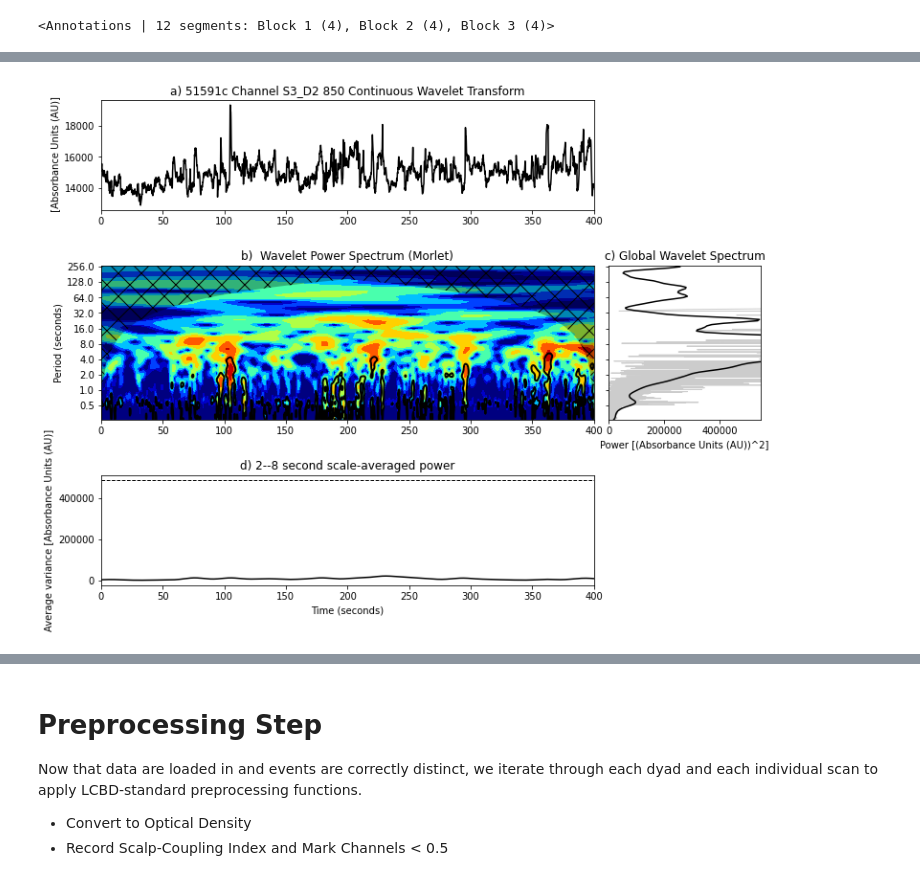
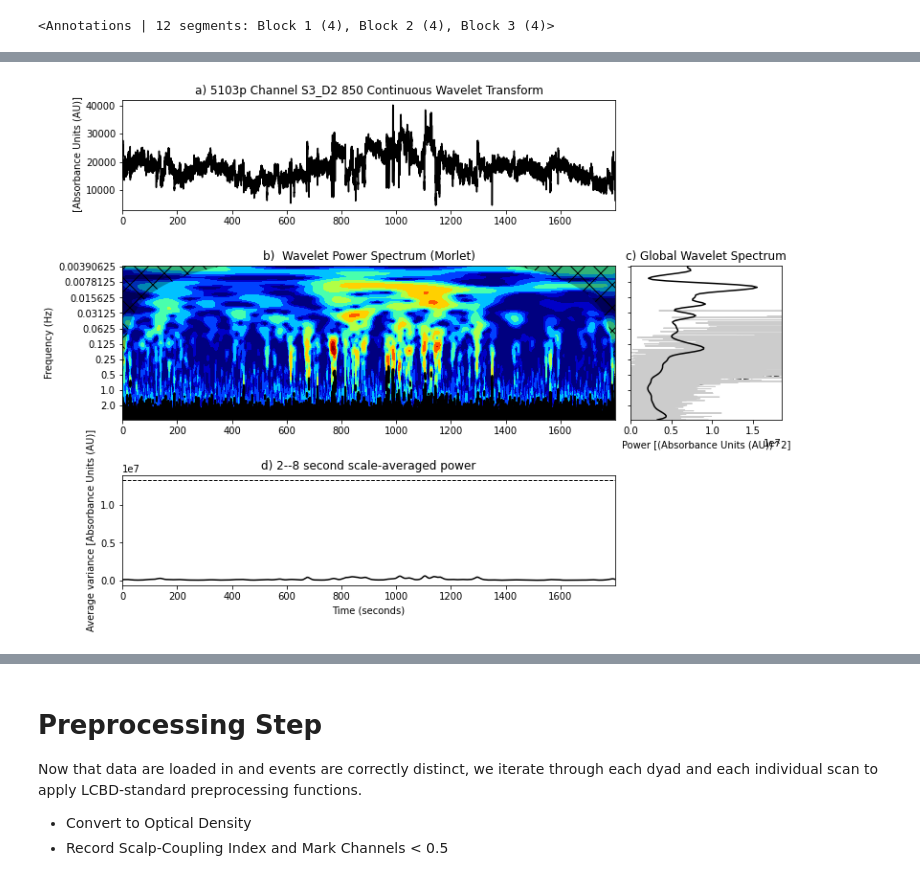
Before and after one commit to ChildBrainLab/LCBDtools, a Jupyter notebook: scripts/NIRS/notebooks/fnirs-synchrony-eDOC.ipynb, the cells around one changed output, grey strips where cells are left out. Drawn from its saved outputs; the diff is of its cells as text; code cells hidden in the pictures.

```diff
--- a/scripts/NIRS/notebooks/fnirs-synchrony-eDOC.ipynb
+++ b/scripts/NIRS/notebooks/fnirs-synchrony-eDOC.ipynb
@@ -58,7 +50,6 @@ ROIs = {
     'Right Temporal': ['S7_D3 hbo', 'S7_D4 hbo', 'S8_D4 hbo']}
 # %%
 # make a list of all matching session paths
-session_dirs = [d for d in glob(study_dir+"/*/V0/*") \
-    if os.path.basename(os.path.split(os.path.split(d)[1])[1]) not in ex_subs]
+session_dirs = [d for d in glob(study_dir+"/*/*_fNIRS")]
 
 subjects = list(set([os.path.basename(d)[:participant_num_len] for d in session_dirs]))
@@ -67,14 +80,19 @@ subjects = list(set([os.path.basename(d)[:participant_num_len] for d in session_
 # %%
+# make a list where all of the scans will get loaded into
 scans = []
 
+# loop over all the session directories (dyads / DB-DOS folders)
 for dyad_dir in list(set([os.path.split(ses)[0] for ses in session_dirs])):
     try:
-        sub = os.path.basename(os.path.dirname(dyad_dir))
+
+        # get subject and visit from this path
+        sub = os.path.basename(dyad_dir)[:participant_num_len]
         visit = os.path.basename(dyad_dir)
 
         # determining whether sub is Child or Parent can be done by reading the config file in the .nirx directory
         config_files = glob(os.path.join(dyad_dir, "*fNIRS", "*config*"))
 
+        # open the file and read the line with Subject= in it
         for config in config_files:
             with open(config, 'r') as f:
                 line = f.readline()
@@ -82,13 +100,12 @@ for dyad_dir in list(set([os.path.split(ses)[0] for ses in session_dirs])):
                     line = f.readline()
                 line = line.strip()
                 line = line.replace("Subject=", "")
+
+                # if the line is 1 it's the child
                 if line == "1":
                     sub1 = os.path.dirname(config) # child
                 elif line == "2":
                     sub2 = os.path.dirname(config) # parent
-
-        # make sure we're on the right version of DB-DOS
-
 
         # make sure it has 'modern' .evt files
         evts = glob(sub1 + "/*.evt")
@@ -114,0 +137,3 @@ There should be 2 evt files. Skipping: 51161_V0_fNIRS
+# %%
+# finds time index
+t = scans[0][0].times
@@ -148,18 +236,21 @@ scans[0][0].annotations
 # %%
 from typing import Union
 
+# function to do Continuous Wavelet Transform on a single signal
 def mne_wavelet_transform(sig1: [mne.io.Raw, mne.Epochs], plot: bool = True,
                       chs: Union[str] = None):
     """
     Perform a continuous wavelet transform based off data in mne Raw object
     """
+
+    # set time ##t0 = start time and dt = distance in time from t0. N is length
     t0 = sig1.times[0]
     dt = sig1.times[1] - t0
     N = len(sig1.times)
 #     t = np.arange(0, N) * dt + t0
     t = sig1.times
 
-    # define wavelet analysis parameters
+    # define wavelet analysis parameters ## Clayton Add reference for parameters?
     mother = wavelet.Morlet(6)
     s0 = 2 * dt # starting scale, in this case 2 * 0.128 s = 0.256 s
     dj = 1 / 12 # twelve sub-octaves per octaves
@@ -251,12 +342,13 @@ def mne_wavelet_transform(sig1: [mne.io.Raw, mne.Epochs], plot: bool = True,
                                     np.log2(period[-1:]), [1e-9]]),
                     'k', alpha=0.3, hatch='x')
             bx.set_title('b) {} Wavelet Power Spectrum ({})'.format(label, mother.name))
-            bx.set_ylabel('Period (seconds)')
+            bx.set_ylabel('Frequency (Hz)')
 
             Yticks = 2 ** np.arange(np.ceil(np.log2(period.min())),
                                     np.ceil(np.log2(period.max())))
+
             bx.set_yticks(np.log2(Yticks))
-            bx.set_yticklabels(Yticks)
+            bx.set_yticklabels(1/Yticks)
 
             # third sub-plot, the global wavelet and Fourier power spectra and theoretical
             # noise spectra. Note that period scale is logarithmic
@@ -271,7 +363,7 @@ def mne_wavelet_transform(sig1: [mne.io.Raw, mne.Epochs], plot: bool = True,
             cx.set_xlim([0, glbl_power.max() + var])
             cx.set_ylim(np.log2([period.min(), period.max()]))
             cx.set_yticks(np.log2(Yticks))
-            cx.set_yticklabels(Yticks)
+            cx.set_yticklabels(1/Yticks)
             plt.setp(cx.get_yticklabels(), visible=False)
 
             # Fourth sub-plot, the scale averaged wavelet spectrum.
@@ -288,6 +380,7 @@ def mne_wavelet_transform(sig1: [mne.io.Raw, mne.Epochs], plot: bool = True,
     return wave, scales, freqs, coi, fft, fftfreqs
 
 
+# function to do wavelet coherence transform on 2 signals
 def mne_wavelet_coherence_transform(sig1: [mne.io.Raw, mne.Epochs],
         sig2: [mne.io.Raw, mne.Epochs],
         plot: bool = True, fig_fname: str = None,
@@ -372,12 +465,13 @@ def mne_wavelet_coherence_transform(sig1: [mne.io.Raw, mne.Epochs],
                                     np.log2(period[-1:]), [1e-9]]),
                     'k', alpha=0.3, hatch='x')
             ax.set_title('b) {} Wavelet Coherence Spectrum ({})'.format(label, mother.name))
-            ax.set_ylabel('Period (seconds)')
+            ax.set_ylabel('Frequency (Hz)')
 
             Yticks = 2 ** np.arange(np.ceil(np.log2(period.min())),
                                     np.ceil(np.log2(period.max())))
+
             ax.set_yticks(np.log2(Yticks))
-            ax.set_yticklabels(Yticks)
+            ax.set_yticklabels(1/Yticks)
             ax.set_xlim([t.min(), t.max()])
             ax.set_ylim(np.log2([period.min(), period.max()]))
 
@@ -390,8 +514,10 @@ def mne_wavelet_coherence_transform(sig1: [mne.io.Raw, mne.Epochs],
 # %%
+# example wavelet transform for 1900 seconds
 wave, scales, freqs, coi, fft, fftfreqs = mne_wavelet_transform(
-    scans[4][0].copy().crop(tmax=400),
+    scans[3][1].copy().crop(tmax=1800),
     plot=True,
-    chs=['S3_D2 850'])
+    chs=['S3_D2 850']
+)
 # %% [output]
-[figure, old version]
+[figure, new version]
 # %%
```
Also changed, not shown: parts of 78 cells of this notebook, 10 other files.
